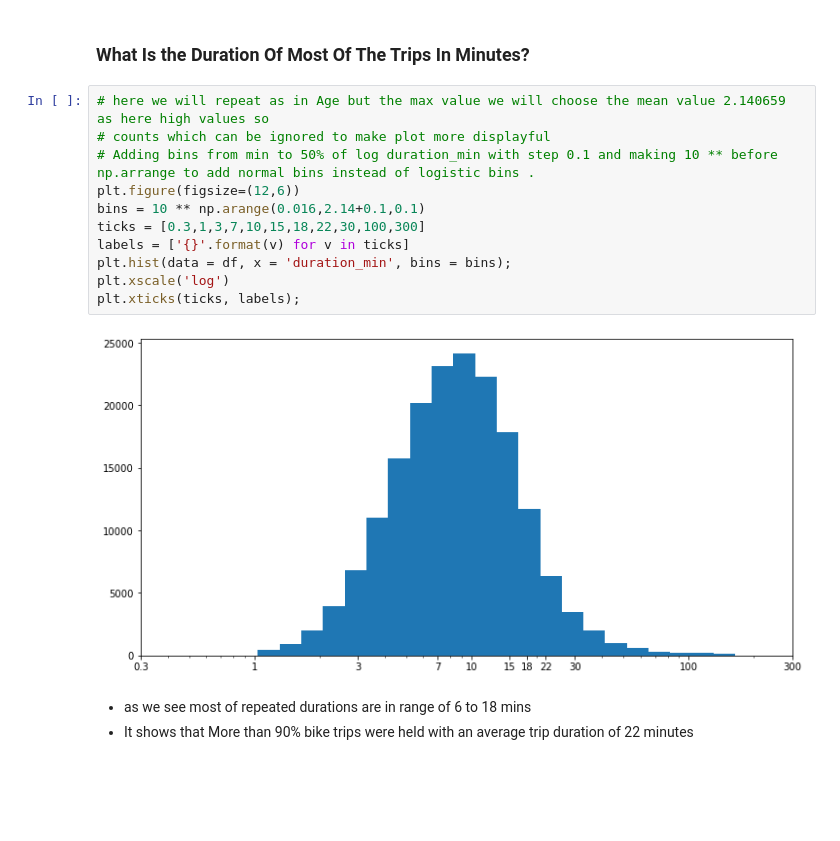
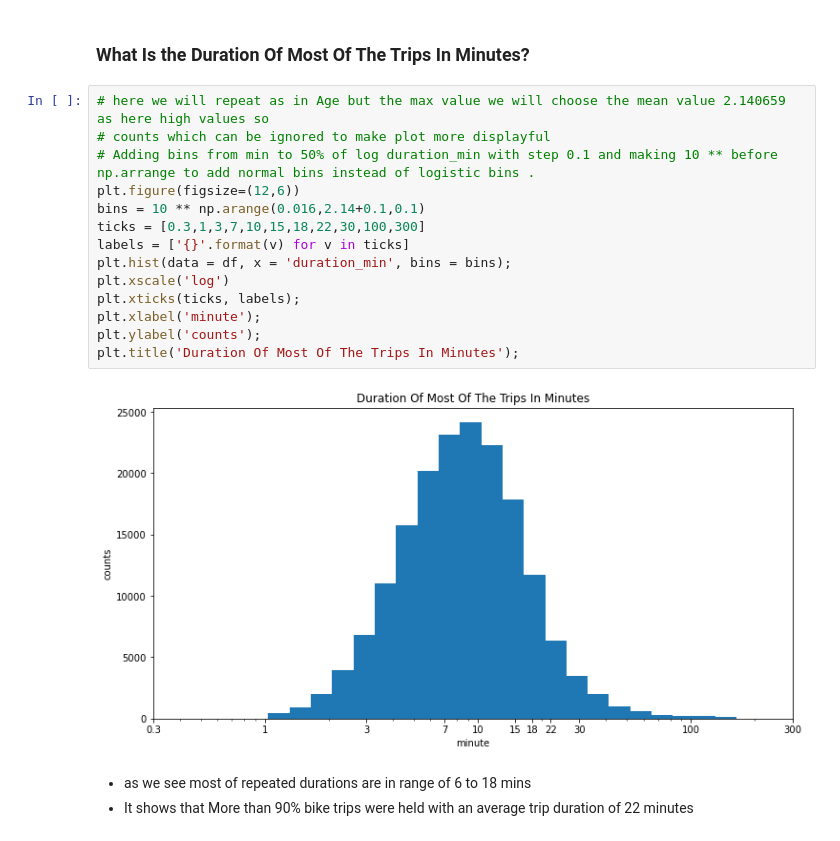
Before and after one commit to Theabdelkader/Communicate-Data-Findings-Ford-GoBike-System, a Jupyter notebook: exploration_template.ipynb, the cells around one changed output. Saved outputs shown, nothing was run; the diff lists cells and outputs as text; blank space fills up the shorter version.

```diff
--- a/exploration_template.ipynb
+++ b/exploration_template.ipynb
@@ -512,16 +523,19 @@ Name: duration_min, dtype: float64
 # %%
 # here we will repeat as in Age but the max value we will choose the mean value 2.140659 as here high values so
 # counts which can be ignored to make plot more displayful
 # Adding bins from min to 50% of log duration_min with step 0.1 and making 10 ** before np.arrange to add normal bins instead of logistic bins .
 plt.figure(figsize=(12,6))
 bins = 10 ** np.arange(0.016,2.14+0.1,0.1)
 ticks = [0.3,1,3,7,10,15,18,22,30,100,300]
 labels = ['{}'.format(v) for v in ticks]
 plt.hist(data = df, x = 'duration_min', bins = bins);
 plt.xscale('log')
 plt.xticks(ticks, labels);
+plt.xlabel('minute');
+plt.ylabel('counts');
+plt.title('Duration Of Most Of The Trips In Minutes');
 # %% [output]
-[figure, old version]
+[figure, new version]
 # %% [markdown]
 - as we see most of repeated durations are in range of 6 to 18 mins
 - It shows that More than 90% bike trips were held with an average trip duration of 22 minutes
```
Also changed, not shown: parts of 20 cells of this notebook, 2 other files.
